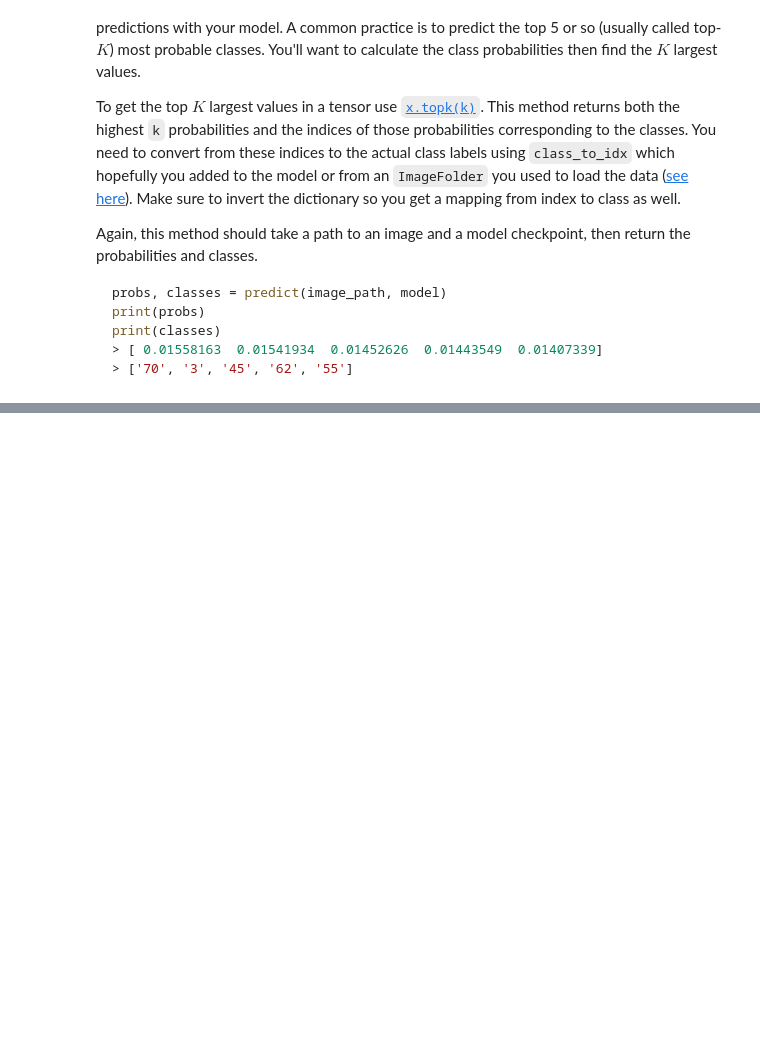
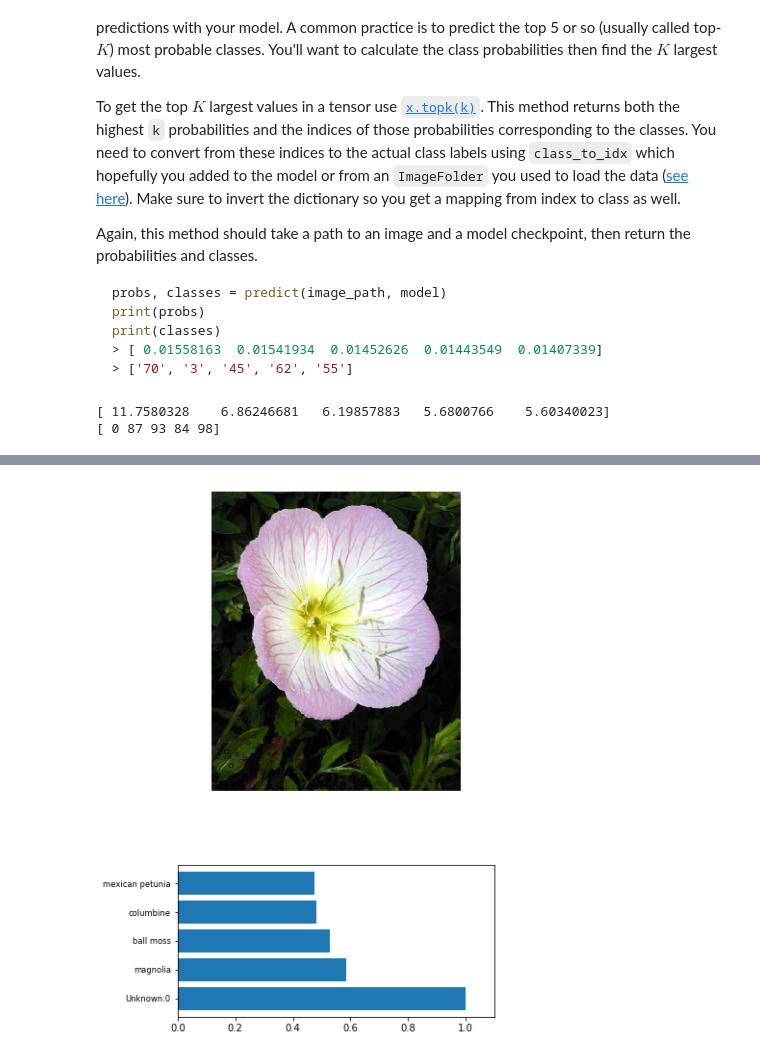
Before and after one commit to pmobbs/classify-flowers, a Jupyter notebook: Image Classifier Project.ipynb, the cells around one changed output, grey strips where cells are left out. Drawn from its saved outputs; the diff is of its cells as text; code cells hidden in the pictures; blank space fills up the shorter version.

```diff
--- a/Image Classifier Project.ipynb
+++ b/Image Classifier Project.ipynb
@@ -146,8 +149,11 @@ VGG(
   )
 )
 # %%
-criterion = nn.NLLLoss()
-optimizer = optim.Adam(model.classifier.parameters(), lr=0.001)
+#criterion = nn.NLLLoss()
+#optimizer = optim.Adam(model.classifier.parameters(), lr=0.001)
+
+criterion = nn.CrossEntropyLoss()
+optimizer = optim.SGD(filter(lambda p: p.requires_grad,model.classifier.parameters()), lr=0.01)
 
 model.to(device)
 # %% [output]
@@ -298,7 +323,8 @@ torch.save(model.state_dict(), 'checkpoint.pth')
 At this point it's good to write a function that can load a checkpoint and rebuild the model. That way you can come back to this project and keep working on it without having to retrain the network.
 # %%
 # TODO: Write a function that loads a checkpoint and rebuilds the model
-state_dict = torch.load('checkpoint.pth')
+state_dict = torch.load('checkpoint1.pth')
 print(state_dict.keys())
+model.load_state_dict(state_dict)
 # %% [output]
 odict_keys(['features.0.weight', 'features.0.bias', 'features.2.weight', 'features.2.bias', 'features.5.weight', 'features.5.bias', 'features.7.weight', 'features.7.bias', 'features.10.weight', 'featu ...
@@ -404,3 +492,10 @@ def predict(image_path, model, topk=5):
+# %%
+probs, classes = predict("flowers/test/1/image_06743.jpg",model)
+print(probs)
+print(classes)
+# %% [output]
+[ 11.7580328    6.86246681   6.19857883   5.6800766    5.60340023]
+[ 0 87 93 84 98]
 # %% [markdown]
 ## Sanity Checking
 
@@ -413,0 +507,31 @@ You can convert from the class integer encoding to actual flower names with the
+# %%
+# TODO: Display an image along with the top 5 classes
+labels = {int(key):value for (key, value)
+    in cat_to_name.items()}
+
+import matplotlib.image as mpimg
+
+def sanity_check(image_path, probs, classes):
+    img = mpimg.imread(image_path)
+
+    fig, (ax1, ax2) = plt.subplots(figsize=(6,9), ncols=1, nrows=2)
+    ax1.imshow(img)
+    ax1.axis('off')
+    ax2.barh(np.arange(5), probs/np.max(probs))
+    ax2.set_aspect(0.1)
+    ax2.set_yticks(np.arange(5))
+    ylabels = []
+    for i in classes:
+        try:
+            val = labels[i]
+        except:
+            val = "Unknown:"+str(i)
+        ylabels.append(val)
+    ax2.set_yticklabels(ylabels, size='small');
+    ax2.set_xlim(0, 1.1)
+
+    plt.tight_layout()
+# %%
+sanity_check("flowers/test/1/image_06743.jpg", probs, classes)
+# %% [output]
+[figure, added]
```
Also changed, not shown: parts of 15 cells of this notebook, 4 other files.
